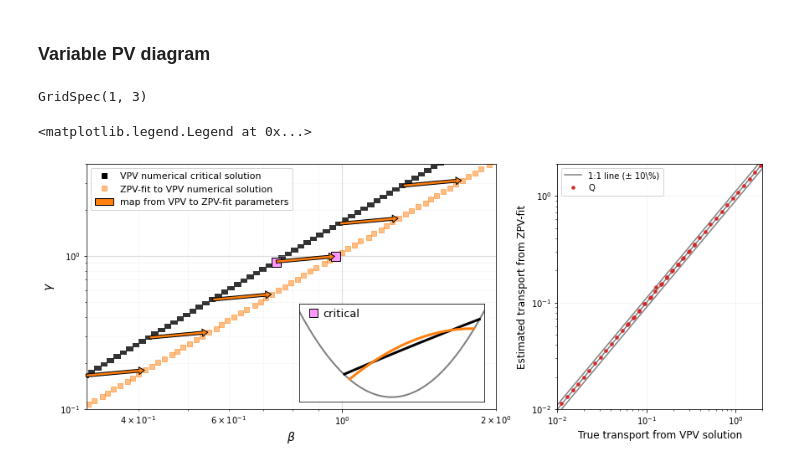
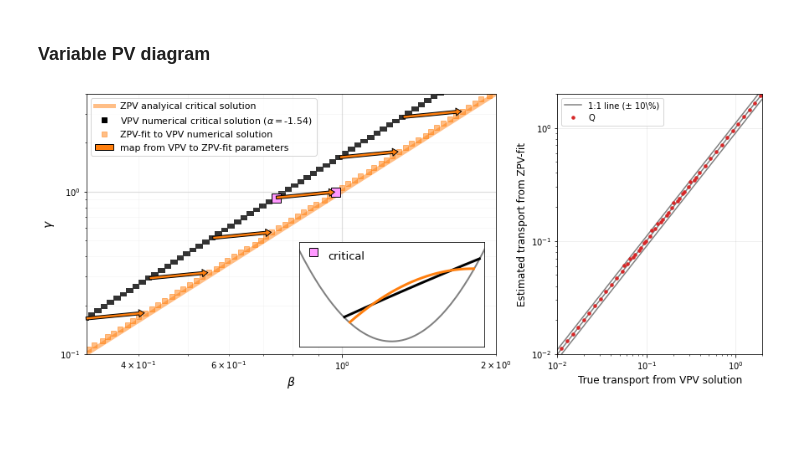
Before and after one commit to hdrake/sarah, a Jupyter notebook: notebooks/1_control_diagrams.ipynb, the cells around one changed output. Drawn from its saved outputs; the diff is of its cells as text; code cells hidden in the pictures; blank space fills up the shorter version.

```diff
--- a/notebooks/1_control_diagrams.ipynb
+++ b/notebooks/1_control_diagrams.ipynb
@@ -195,7 +193,9 @@ zpv_fits = {
     "γ": np.zeros((channel.my))
 }
 
-zpvi_fits = {
+# Create fit dictionaries
+vpv_fits = {
+    "α": np.zeros((channel.my)),
     "β": np.zeros((channel.my)),
     "γ": np.zeros((channel.my))
 }
@@ -209,6 +209,11 @@ for i in range(channel.my):
         channel.d[t,:,i][idx] - α_zpv*(channel.x[0,:][idx]**2),
         1
     )
+    vpv_fits["α"][i], vpv_fits["β"][i], vpv_fits["γ"][i] = np.polyfit(
+        channel.x[0,:][idx],
+        channel.d[t,:,i][idx],
+        2
+    )
 
 # Estimate control section
 Qsim = np.nansum(channel.V*channel.dy, axis=1)
@@ -381,12 +414,8 @@ for ii, (i, j) in enumerate(zip(idx[1], idx[0])):
     βfs[ii] = βf
     γfs[ii] = γf
     Qfs[ii] = Qf
-# %%
-spec
-# %% [output]
-GridSpec(1, 3)
 # %%
-fig = plt.figure(figsize=(12, 4.75), constrained_layout=True)
+fig = plt.figure(figsize=(12, 5), constrained_layout=True)
 spec = fig.add_gridspec(1, 3)
 
 ax = fig.add_subplot(spec[0, 0:2])
@@ -403,7 +432,8 @@ controlled = np.logical_and(match> -tol, match< tol).astype(np.float64)
 controlled[controlled==0]=np.nan
 
 ax.pcolor(βs, γs, controlled, cmap="Greys", vmin=0, vmax=1.2, alpha=1.)
-l1 = ax.plot([], [], "ks", markersize=6.8, label="VPV numerical critical solution")
+l0 = ax.plot(βs, γ_zpv(βs, r), "C1-", lw=5, alpha=0.5, label="ZPV analyical critical solution")
+l1 = ax.plot([], [], "ks", markersize=6.8, label=fr"VPV numerical critical solution ($\alpha = ${round(α_vpv, 2)})")
 l2 = ax.plot(βfs, γfs, "C1s", markersize=6.8, alpha=0.5, label="ZPV-fit to VPV numerical solution")
 
 ax.set_xlim(10**(-0.5), 2)
@@ -417,7 +447,7 @@ for ii, (i, j) in enumerate(zip(idx[1], idx[0])):
             arrowprops=dict(facecolor='C1', shrink=0.0125, width=3.5, headlength=6.5, headwidth=9, edgecolor="k", linewidth=1.),
             label = "map from VPV to ZPV-fit parameters"
         )
-ax.legend([l1[0], l2[0], an.arrow_patch], [l1[0].get_label(), l2[0].get_label(), an.get_label()], fontsize=11)
+ax.legend([l0[0], l1[0], l2[0], an.arrow_patch], [l0[0].get_label(), l1[0].get_label(), l2[0].get_label(), an.get_label()], fontsize=11)
 
 ax.set_xscale("log")
 ax.set_yscale("log")
@@ -487,34 +517,35 @@ d[d<0.] = np.nan
 z = np.linspace(0., np.nanmax(η), 100)[np.newaxis, :]
 v = (2.*(α + 1/r)*x + β)[:, np.newaxis]
 
 xx = np.tile(x[:, np.newaxis], (1, z.size))
 zz = np.tile(z, (x.size, 1))
 vv = np.tile(v, (1, z.size))
 vv[np.logical_not(np.logical_and(zz > h[:, np.newaxis], zz < η[:, np.newaxis]))] = np.nan
 
 axins.plot(x, η, "C1-", lw=3)
 
 axins.plot([], [], "s", color=(1,0.6,1), markersize=10, markeredgecolor="k", label=" ")
 axins.legend(frameon=False, loc="upper left", borderpad=0.5, labelspacing=0., borderaxespad=0.2)
 axins.set_xticks([])
 axins.set_yticks([])
 axins.set_xticklabels([])
 axins.set_yticklabels([])
-axins.set_title("critical", fontsize=13, y=0.815, x=0.225)
+axins.set_title("critical", fontsize=13, y=0.785, x=0.255)
 axins.set_ylim(-0.1, 2.)
 axins.set_xlim(-1.1, 1.1)
 
 ax1 = fig.add_subplot(spec[0, 2])
 ax1.loglog(np.array([1e-5, 3]), np.array([1e-5, 3]), "k-", alpha=0.5)
 ax1.loglog(np.array([1e-5, 3]), np.array([1e-5, 3])*1.1, "k-", alpha=0.5)
 ax1.loglog(np.array([1e-5, 3]), np.array([1e-5, 3])*0.9, "k-", alpha=0.5, label="1:1 line (± 10\%)")
 ax1.loglog(Qis, Qfs, "C3.", alpha=1., label="Q", markersize=7)
-ax1.grid(True, alpha=0.15)
+ax1.grid(True, alpha=0.25)
 ax1.set_xlim(1e-2, 2e0)
 ax1.set_ylim(1e-2, 2e0)
 ax1.set_xlabel("True transport from VPV solution", fontsize=12)
 ax1.set_ylabel("Estimated transport from ZPV-fit", fontsize=12)
 ax1.legend()
+
+plt.savefig('../figures/zpv_fit_control_diagram.png', bbox_inches='tight', dpi=150)
 # %% [output]
-<matplotlib.legend.Legend at 0x...>
-[figure, old version]
+[figure, new version]
```
Also changed, not shown: parts of 5 cells of this notebook, 42 other files.
